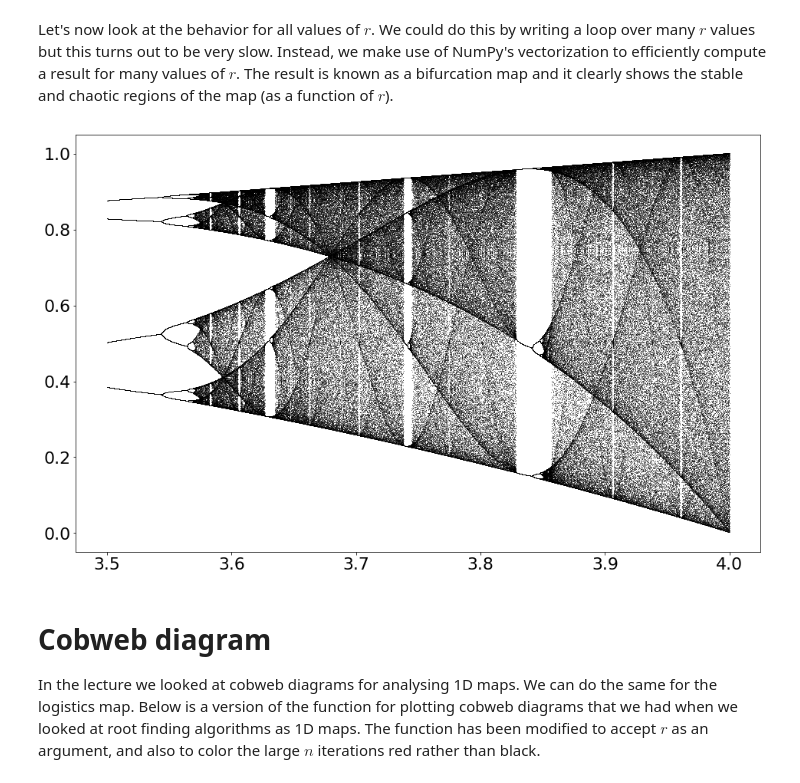
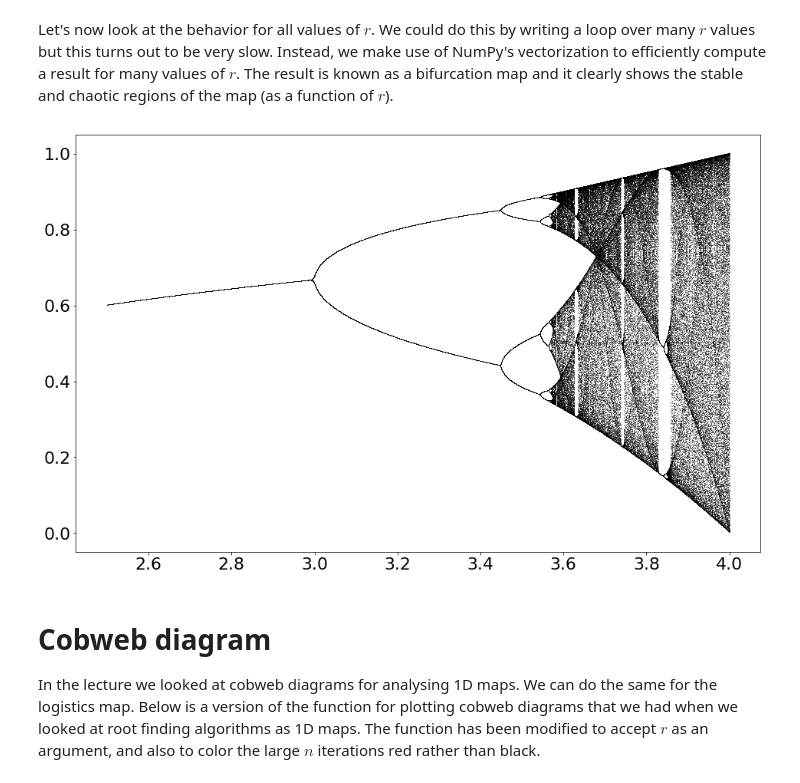
Before and after one commit to nielsw2/ACM20030-Examples, a Jupyter notebook: InterestingExamples/LogisticsMap.ipynb, the cells around one changed output. Saved outputs shown, nothing was run; the diff lists cells and outputs as text; code cells hidden in the pictures.

```diff
--- a/InterestingExamples/LogisticsMap.ipynb
+++ b/InterestingExamples/LogisticsMap.ipynb
@@ -61,22 +61,22 @@ plt.legend(['r=3.6 (chaos)', 'r=3.83 (island of stability)']);
 Let's now look at the behavior for all values of $r$. We could do this by writing a loop over many $r$ values but this turns out to be very slow. Instead, we make use of NumPy's vectorization to efficiently compute a result for many values of $r$. The result is known as a bifurcation map and it clearly shows the stable and chaotic regions of the map (as a function of $r$).
 # %%
 n = 10000
-rmin = 3.5
+rmin = 2.5
 rmax = 4.0
 r = np.linspace(rmin, rmax, n)
 
 iterations = 500
 last = 50
 
 x = 1e-5 * np.ones(n)
 
 for i in range(iterations):
-    x = logistic(r, x)
+    x = LogisticMap(r, x)
     # We display the bifurcation diagram.
     if i >= (iterations - last):
         plt.plot(r, x, ',k', alpha=0.50)
 # %% [output]
-[figure, old version]
+[figure, new version]
 # %% [markdown]
 # Cobweb diagram
 
```
Also changed, not shown: parts of 3 cells of this notebook, 3 other files.
